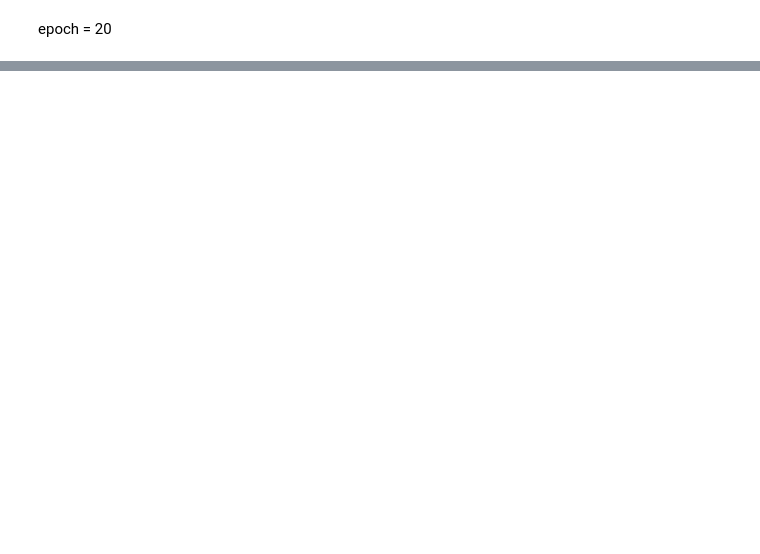
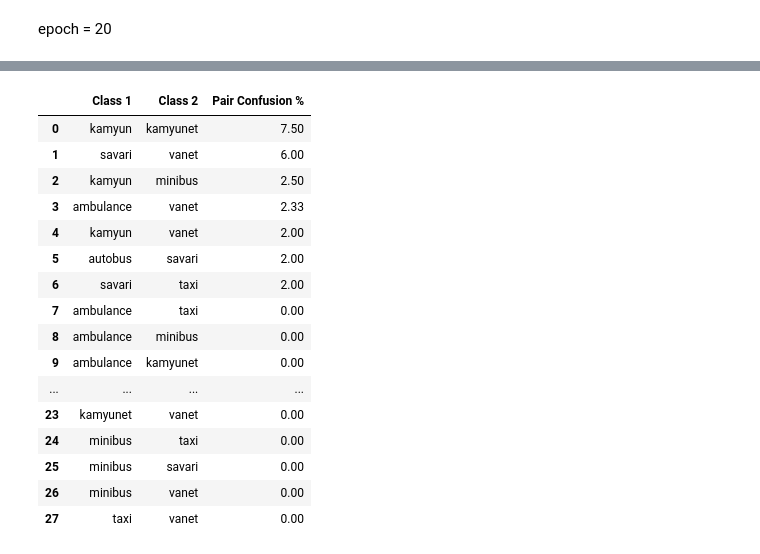
Before and after one commit to fashokouhi/Traffic-Vehicle-Classification-project-2, a Jupyter notebook: notebooks/model_training.ipynb, the cells around one changed output, grey strips where cells are left out. Saved outputs shown, nothing was run; the diff lists cells and outputs as text; code cells hidden in the pictures; blank space fills up the shorter version.

```diff
--- a/notebooks/model_training.ipynb
+++ b/notebooks/model_training.ipynb
@@ -2541,0 +5993,7 @@ Epoch [20/20] Train Loss: 0.0148 | Val Loss: 0.1855 | Val Accuracy: 95.58%
+# %%
+images, labels = next(iter(train_loader_norm_aug))
+
+print("Images shape:", images.shape)
+print("Labels shape:", labels.shape)
+print("Min:", images.min().item())
+print("Max:", images.max().item())
@@ -2541,0 +6054,7 @@ Epoch [20/20] Train Loss: 0.0148 | Val Loss: 0.1855 | Val Accuracy: 95.58%
+# %%
+criterion_norm_aug = nn.CrossEntropyLoss()
+
+optimizer_norm_aug = torch.optim.Adam(
+    filter(lambda p: p.requires_grad, resnet18_norm_aug.parameters()),
+    lr=2e-5
+)
@@ -2541,0 +6626,43 @@ Epoch [20/20] Train Loss: 0.0148 | Val Loss: 0.1855 | Val Accuracy: 95.58%
+# %%
+pair_confusion_results = []
+
+for i in range(len(classes)):
+    for j in range(i + 1, len(classes)):
+
+        score = (
+            cm_normalized[i, j]
+            + cm_normalized[j, i]
+        )
+
+        pair_confusion_results.append({
+            "Class 1": classes[i],
+            "Class 2": classes[j],
+            "Pair Confusion %": round(score * 100, 2)
+        })
+
+pair_confusion_df = pd.DataFrame(pair_confusion_results)
+
+pair_confusion_df = pair_confusion_df.sort_values(
+    by="Pair Confusion %",
+    ascending=False
+).reset_index(drop=True)
+
+display(pair_confusion_df)
+# %% [output]
+|  | Class 1 | Class 2 | Pair Confusion % |
+| 0 | kamyun | kamyunet | 7.50 |
+| 1 | savari | vanet | 6.00 |
+| 2 | kamyun | minibus | 2.50 |
+| 3 | ambulance | vanet | 2.33 |
+| 4 | kamyun | vanet | 2.00 |
+| 5 | autobus | savari | 2.00 |
+| 6 | savari | taxi | 2.00 |
+| 7 | ambulance | taxi | 0.00 |
+| 8 | ambulance | minibus | 0.00 |
+| 9 | ambulance | kamyunet | 0.00 |
+| ... | ... | ... | ... |
+| 23 | kamyunet | vanet | 0.00 |
+| 24 | minibus | taxi | 0.00 |
+| 25 | minibus | savari | 0.00 |
+| 26 | minibus | vanet | 0.00 |
+| 27 | taxi | vanet | 0.00 |
```
Also changed, not shown: parts of 139 cells of this notebook, 12 other files.
